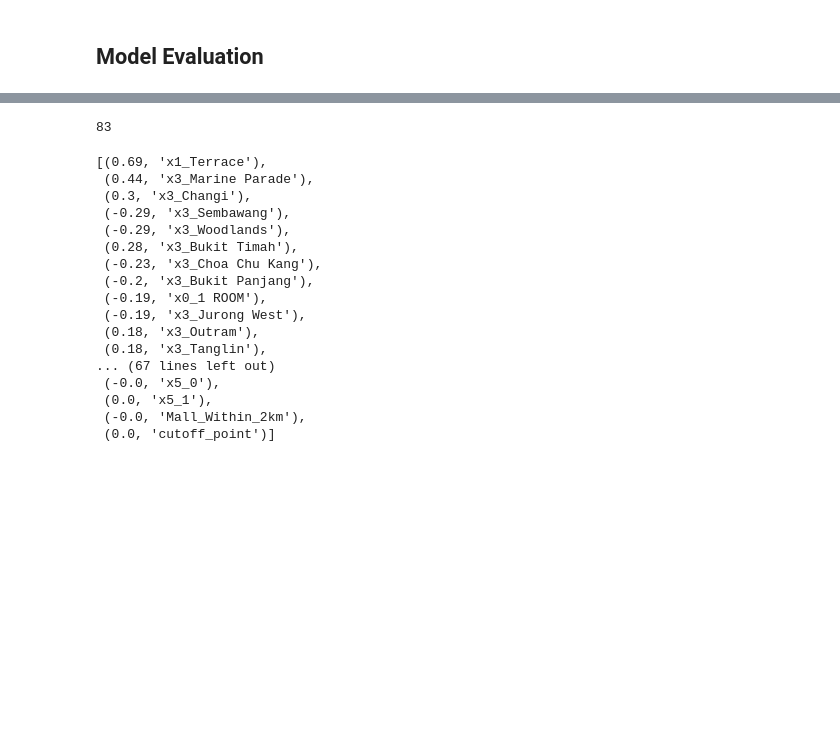
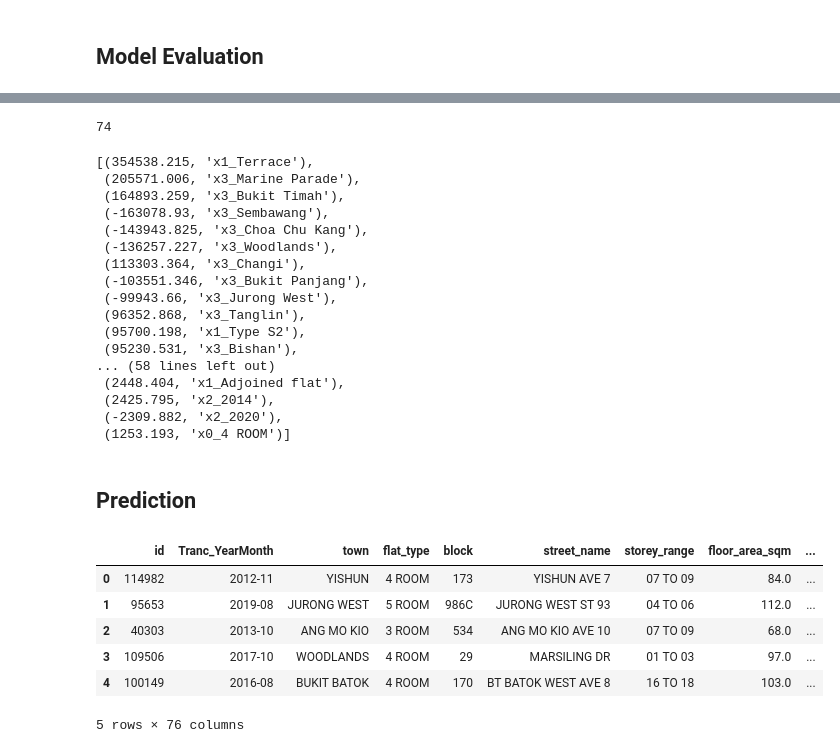
Before and after one commit to chengtng/project_2, a Jupyter notebook: code/hdb_prices.ipynb, the cells around one changed output, grey strips where cells are left out. Drawn from its saved outputs; the diff is of its cells as text; code cells hidden in the pictures; blank space fills up the shorter version.

Commit message:
updates to prediction

```diff
--- a/code/hdb_prices.ipynb
+++ b/code/hdb_prices.ipynb
@@ -89,8 +119,8 @@ for i in col:
 # %%
 numerical_columns = []
 categorical_columns = []
-
 filename = "../data/data_dictionary_analysis.csv"
+data_dict = pd.read_csv(filename)
 with open(filename,'r') as data:
     reader = csv.reader(data)
     next(reader, None)  # skip the headers
@@ -99,3 +129,7 @@ with open(filename,'r') as data:
             numerical_columns.append(line[1])
         if line[3]=='1' and line[4] == 'Categorical':
             categorical_columns.append(line[1])
+
+pd.set_option('display.max_colwidth', None)
+data_dict = data_dict.loc[data_dict['X']==1][['Feature','Description','Data type','Missing Data']]
+data_dict
@@ -343,24 +345,37 @@ len(out_columns)
 # %%
-len(pipe[1].coef_)
+len(coefficients)
 # %% [output]
-83
+74
 # %%
-sorted(list(zip(np.round(pipe[1].coef_,2),out_columns)),key=lambda x: abs(x[0]),reverse=True)
+sorted(list(zip(np.round(coefficients,3),out_columns)),key=lambda x: abs(x[0]),reverse=True)
 # %% [output]
-[(0.69, 'x1_Terrace'),
- (0.44, 'x3_Marine Parade'),
- (0.3, 'x3_Changi'),
- (-0.29, 'x3_Sembawang'),
- (-0.29, 'x3_Woodlands'),
- (0.28, 'x3_Bukit Timah'),
- (-0.23, 'x3_Choa Chu Kang'),
- (-0.2, 'x3_Bukit Panjang'),
- (-0.19, 'x0_1 ROOM'),
- (-0.19, 'x3_Jurong West'),
- (0.18, 'x3_Outram'),
- (0.18, 'x3_Tanglin'),
-... (67 lines left out)
- (-0.0, 'x5_0'),
- (0.0, 'x5_1'),
- (-0.0, 'Mall_Within_2km'),
- (0.0, 'cutoff_point')]
+[(354538.215, 'x1_Terrace'),
+ (205571.006, 'x3_Marine Parade'),
+ (164893.259, 'x3_Bukit Timah'),
+ (-163078.93, 'x3_Sembawang'),
+ (-143943.825, 'x3_Choa Chu Kang'),
+ (-136257.227, 'x3_Woodlands'),
+ (113303.364, 'x3_Changi'),
+ (-103551.346, 'x3_Bukit Panjang'),
+ (-99943.66, 'x3_Jurong West'),
+ (96352.868, 'x3_Tanglin'),
+ (95700.198, 'x1_Type S2'),
+ (95230.531, 'x3_Bishan'),
+... (58 lines left out)
+ (2448.404, 'x1_Adjoined flat'),
+ (2425.795, 'x2_2014'),
+ (-2309.882, 'x2_2020'),
+ (1253.193, 'x0_4 ROOM')]
+# %% [markdown]
+## Prediction
+# %%
+test_df = pd.read_csv("../data/test.csv")
+test_df.head(5)
+# %% [output]
+|  | id | Tranc_YearMonth | town | flat_type | block | street_name | storey_range | floor_area_sqm | ... |
+| 0 | 114982 | 2012-11 | YISHUN | 4 ROOM | 173 | YISHUN AVE 7 | 07 TO 09 | 84.0 | ... |
+| 1 | 95653 | 2019-08 | JURONG WEST | 5 ROOM | 986C | JURONG WEST ST 93 | 04 TO 06 | 112.0 | ... |
+| 2 | 40303 | 2013-10 | ANG MO KIO | 3 ROOM | 534 | ANG MO KIO AVE 10 | 07 TO 09 | 68.0 | ... |
+| 3 | 109506 | 2017-10 | WOODLANDS | 4 ROOM | 29 | MARSILING DR | 01 TO 03 | 97.0 | ... |
+| 4 | 100149 | 2016-08 | BUKIT BATOK | 4 ROOM | 170 | BT BATOK WEST AVE 8 | 16 TO 18 | 103.0 | ... |
+5 rows × 76 columns
```
Also changed, not shown: parts of 31 cells of this notebook, 3 other files.
